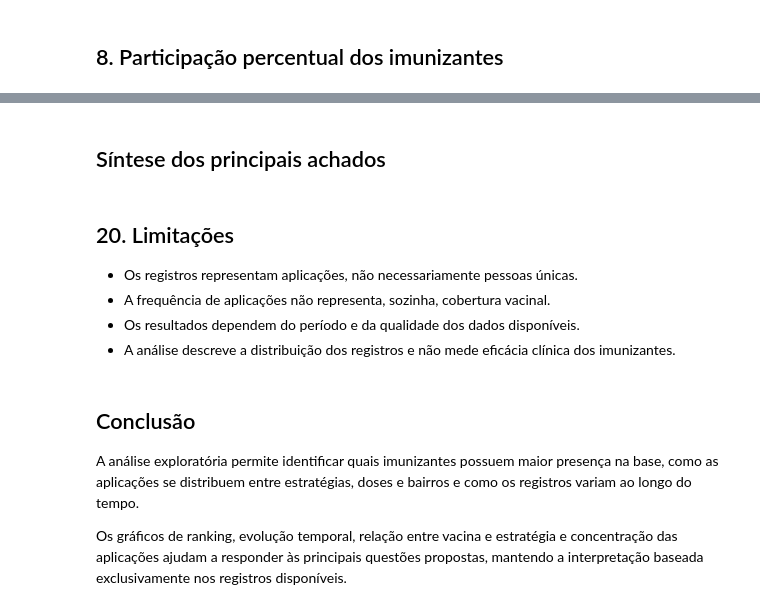
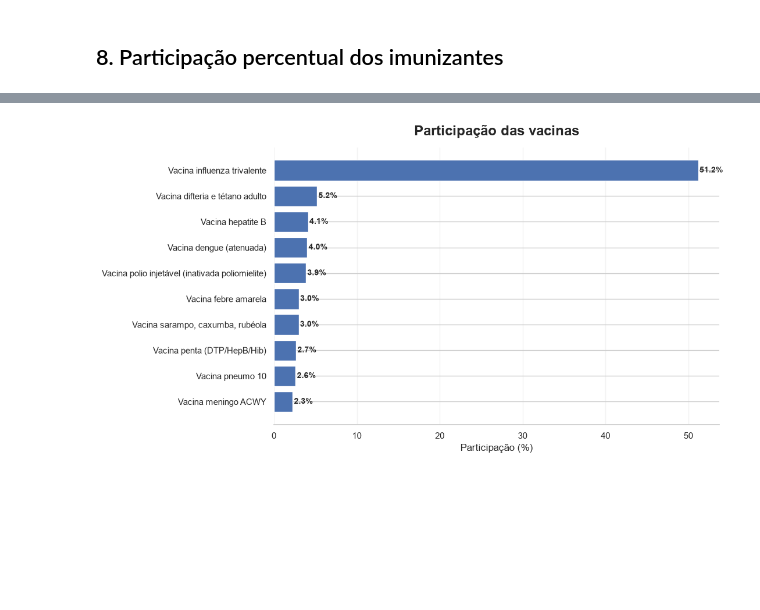
Before and after one commit to ManuelEtiene/PyAnalytics_revision, a Jupyter notebook: notebooks/Sprint_3_vacinas_em_destaque/Sprint_3_vacinas_em_destaque.ipynb, the cells around one changed output, grey strips where cells are left out. Drawn from its saved outputs; the diff is of its cells as text; code cells hidden in the pictures; blank space fills up the shorter version.

```diff
--- a/notebooks/Sprint_3_vacinas_em_destaque/Sprint_3_vacinas_em_destaque.ipynb
+++ b/notebooks/Sprint_3_vacinas_em_destaque/Sprint_3_vacinas_em_destaque.ipynb
@@ -431,4 +239,0 @@ Verificamos quanto das aplicações está concentrado nos principais imunizantes
-# %%
-vacinas["Acumulado (%)"] = vacinas["Percentual (%)"].cumsum()
-
-display(vacinas.head(10))
@@ -452,2 +239,0 @@ else:
-# %% [markdown]
-## Síntese dos principais achados
@@ -467,13 +240,30 @@ if "colunas_bairro" in globals() and colunas_bairro:
-# %% [markdown]
-## 20. Limitações
-
-- Os registros representam aplicações, não necessariamente pessoas únicas.
-- A frequência de aplicações não representa, sozinha, cobertura vacinal.
-- Os resultados dependem do período e da qualidade dos dados disponíveis.
-- A análise descreve a distribuição dos registros e não mede eficácia clínica dos imunizantes.
-# %% [markdown]
-## Conclusão
-
-A análise exploratória permite identificar quais imunizantes possuem maior presença na base, como as aplicações se distribuem entre estratégias, doses e bairros e como os registros variam ao longo do tempo.
-
-Os gráficos de ranking, evolução temporal, relação entre vacina e estratégia e concentração das aplicações ajudam a responder às principais questões propostas, mantendo a interpretação baseada exclusivamente nos registros disponíveis.
+# %%
+top_percentual = vacinas.head(10).sort_values("Percentual (%)")
+
+fig, ax = plt.subplots(figsize=(11, 6))
+bars = ax.barh(
+    top_percentual["Vacina"].astype(str),
+    top_percentual["Percentual (%)"]
+)
+
+ax.set_title("Participação das vacinas", fontsize=17, fontweight="bold", pad=15)
+ax.set_xlabel("Participação (%)")
+ax.set_ylabel("")
+
+for bar, valor in zip(bars, top_percentual["Percentual (%)"]):
+    ax.text(
+        bar.get_width() + 0.15,
+        bar.get_y() + bar.get_height() / 2,
+        f"{valor:.1f}%",
+        va="center",
+        fontsize=10,
+        fontweight="bold"
+    )
+
+ax.spines[["top", "right", "left"]].set_visible(False)
+ax.grid(axis="x", alpha=0.25)
+
+plt.tight_layout()
+plt.show()
+# %% [output]
+[figure, added]
```
Also changed, not shown: parts of 82 cells of this notebook.
